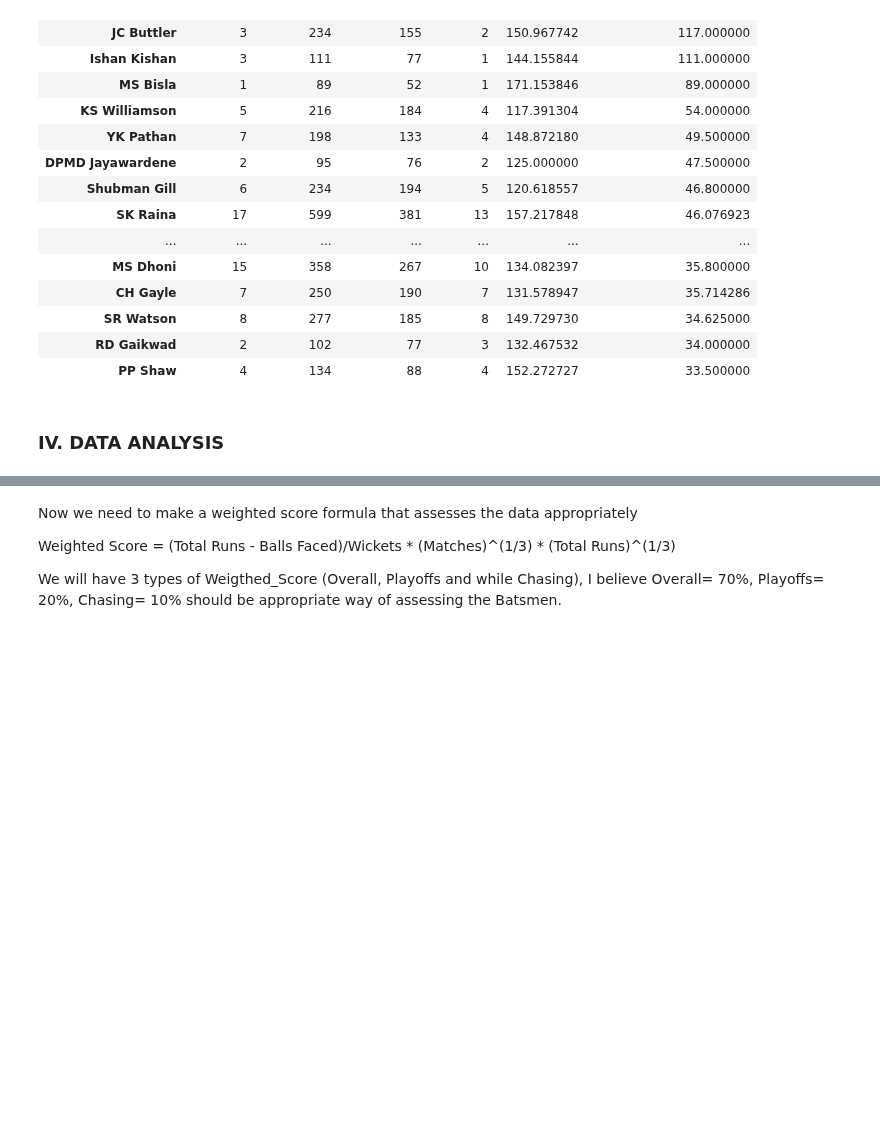
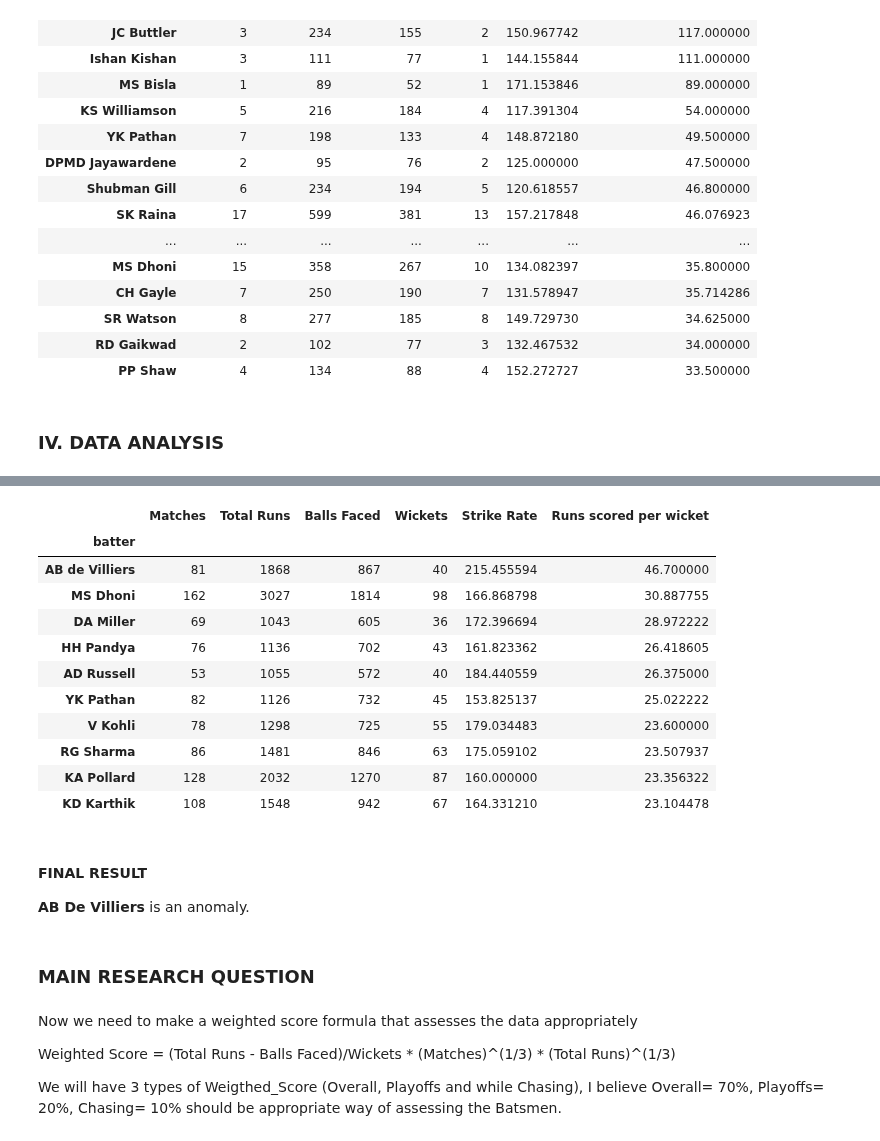
Before and after one commit to ubco-W2022T2-data301/project-group-group60, a Jupyter notebook: analysis/analysis1.ipynb, the cells around one changed output, grey strips where cells are left out. Cells and saved outputs as stored; diff of their text form; code cells hidden in the pictures; blank space fills up the shorter version.

```diff
--- a/analysis/analysis1.ipynb
+++ b/analysis/analysis1.ipynb
@@ -317,0 +311,31 @@ batsman_stats2.head(25)
+# %%
+#Proccesing the new dataframe
+batsman_stats3 = pf1.get_death_stats(ball_by_ball)
+
+#Filtering out for top batsmen
+batsman_stats3 = batsman_stats3[batsman_stats3['Total Runs'] >= 1000]
+
+#Creating variables helpful in analysis
+batsman_stats3['Strike Rate'] = batsman_stats3['Total Runs'] / batsman_stats3['Balls Faced'] * 100
+batsman_stats3['Runs scored per wicket']= batsman_stats3['Total Runs'] / batsman_stats3['Wickets']
+
+#Sorting by value
+batsman_stats3 = batsman_stats3.sort_values('Runs scored per wicket',ascending=False)
+
+#Exporting the dataframe to processed data
+export_path = '../data/processed/Ishaan/batsman_stats3.csv'
+batsman_stats3.to_csv(export_path, index=True)
+batsman_stats3.head(10)
+# %% [output]
+|  | Matches | Total Runs | Balls Faced | Wickets | Strike Rate | Runs scored per wicket |
+| batter |  |  |  |  |  |  |
+| AB de Villiers | 81 | 1868 | 867 | 40 | 215.455594 | 46.700000 |
+| MS Dhoni | 162 | 3027 | 1814 | 98 | 166.868798 | 30.887755 |
+| DA Miller | 69 | 1043 | 605 | 36 | 172.396694 | 28.972222 |
+| HH Pandya | 76 | 1136 | 702 | 43 | 161.823362 | 26.418605 |
+| AD Russell | 53 | 1055 | 572 | 40 | 184.440559 | 26.375000 |
+| YK Pathan | 82 | 1126 | 732 | 45 | 153.825137 | 25.022222 |
+| V Kohli | 78 | 1298 | 725 | 55 | 179.034483 | 23.600000 |
+| RG Sharma | 86 | 1481 | 846 | 63 | 175.059102 | 23.507937 |
+| KA Pollard | 128 | 2032 | 1270 | 87 | 160.000000 | 23.356322 |
+| KD Karthik | 108 | 1548 | 942 | 67 | 164.331210 | 23.104478 |
@@ -318,3 +367,8 @@ batsman_stats2.head(25)
+# %% [markdown]
+#### **FINAL RESULT**
+**AB De Villiers** is an anomaly.
+# %% [markdown]
+### **MAIN RESEARCH QUESTION**
 # %% [markdown]
 Now we need to make a weighted score formula that assesses the data appropriately
 
```
Also changed, not shown: parts of 20 cells of this notebook, 4 other files.
